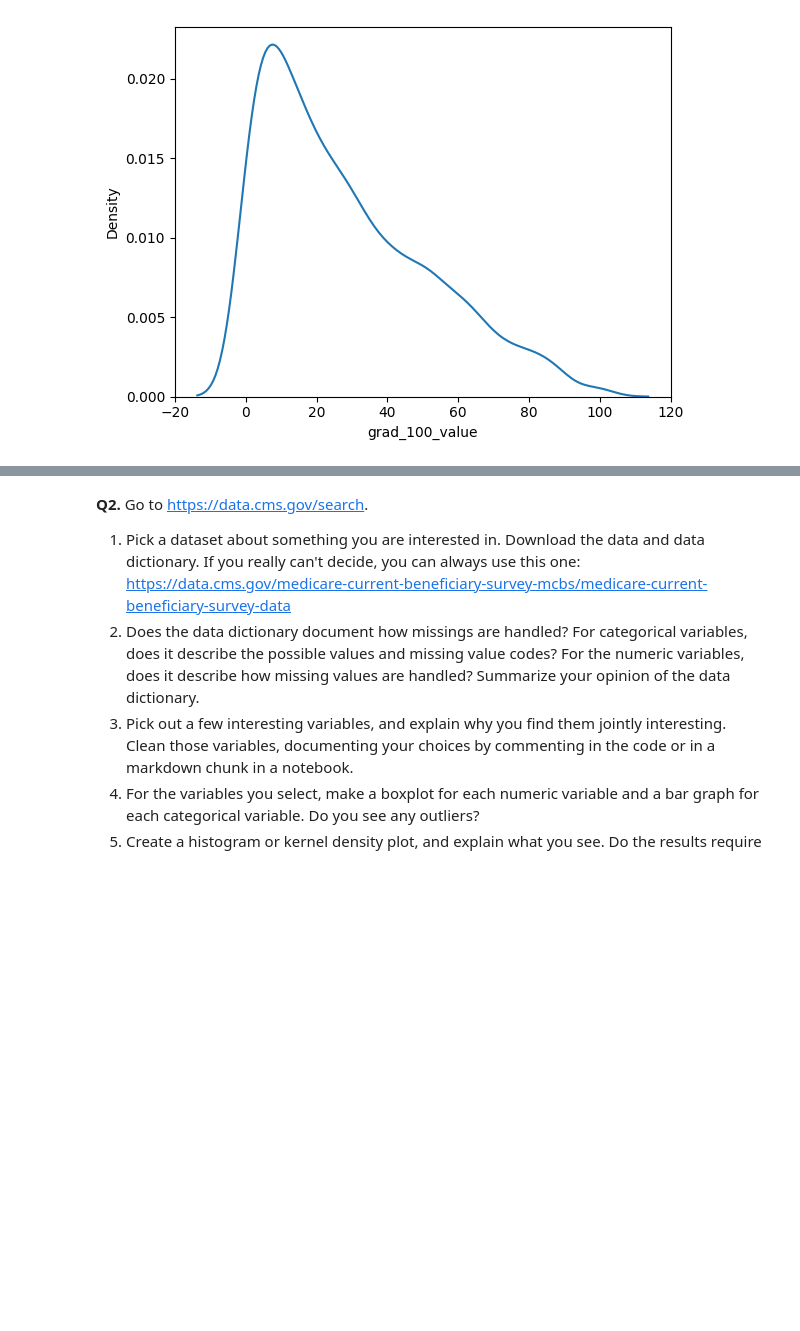
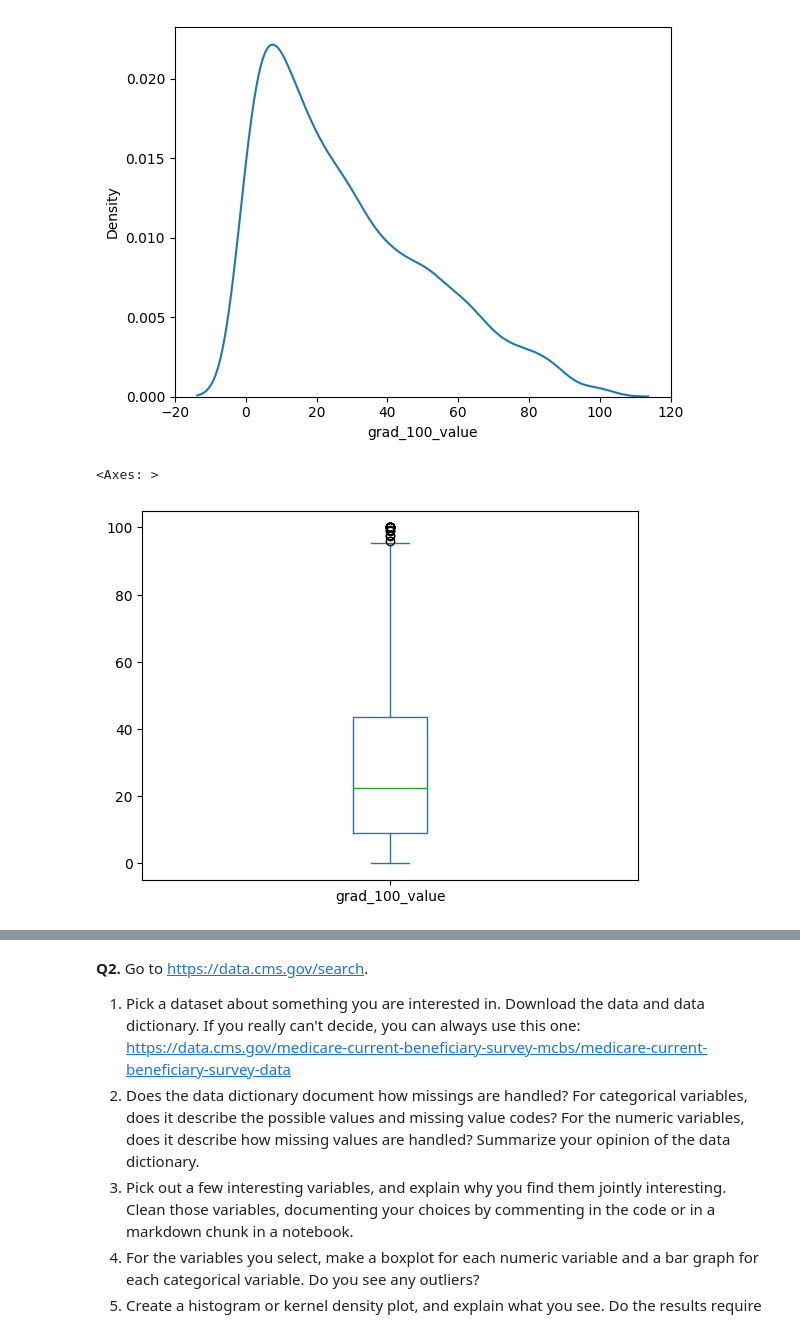
Before and after one commit to Nithil-Suresh/visualization, a Jupyter notebook: assignment/assignment.ipynb, the cells around one changed output, grey strips where cells are left out. Drawn from its saved outputs; the diff is of its cells as text; code cells hidden in the pictures; blank space fills up the shorter version.

```diff
--- a/assignment/assignment.ipynb
+++ b/assignment/assignment.ipynb
@@ -106,3 +106,8 @@ sns.kdeplot(x)
 # %% [output]
 <Axes: xlabel='grad_100_value', ylabel='Density'>
 [figure]
+# %%
+x.plot(kind='box')
+# %% [output]
+<Axes: >
+[figure, added]
```
Also changed, not shown: parts of 1 cell of this notebook.
